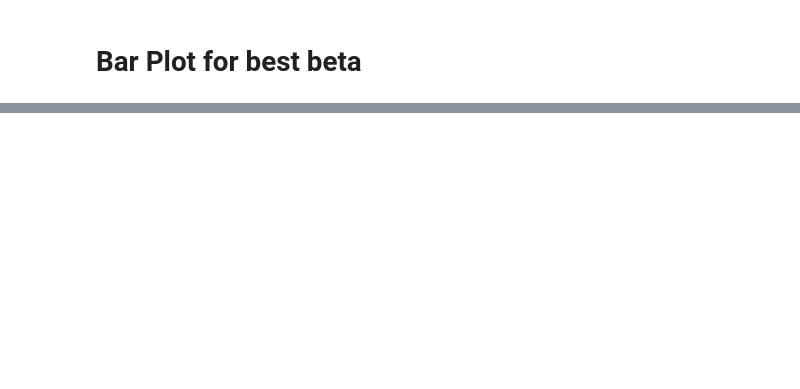
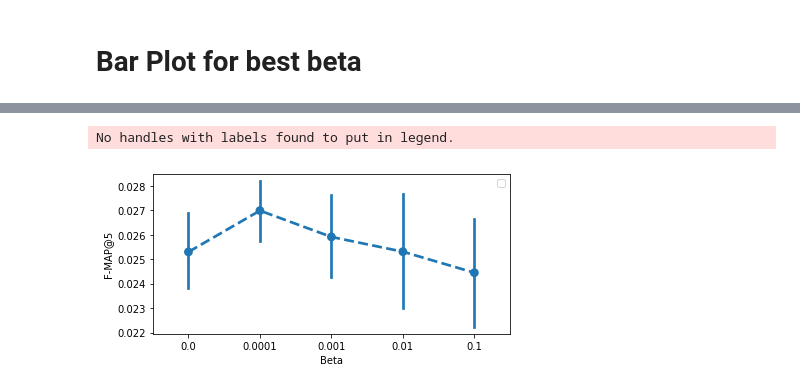
Before and after one commit to k9luo/DeepCritiquingForVAEBasedRecSys, a Jupyter notebook: F-MAP Plots.ipynb, the cells around one changed output, grey strips where cells are left out. Drawn from its saved outputs; the diff is of its cells as text; code cells hidden in the pictures; blank space fills up the shorter version.

```diff
--- a/F-MAP Plots.ipynb
+++ b/F-MAP Plots.ipynb
@@ -85,0 +148,48 @@ def pandas_bar_plot(df, x, y, hue, x_name, y_name, folder='figures', name='unkno
+# %%
+def return_pointplot_df(df):
+    df_fmap5 = df[['beta', 'F-MAP@5']]
+    df_fmap5.loc[:, 'Metric'] = ['F-MAP@5']*len(df_fmap5)
+    df_fmap5.rename(columns={'F-MAP@5':'F-MAP', 'beta':'Beta'}, inplace=True)
+
+    df_fmap10 = df[['beta', 'F-MAP@10']]
+    df_fmap10.loc[:, 'Metric'] = ['F-MAP@10']*len(df_fmap10)
+    df_fmap10.rename(columns={'F-MAP@10':'F-MAP', 'beta':'Beta'}, inplace=True)
+
+    df_fmap20 = df[['beta', 'F-MAP@20']]
+    df_fmap20.loc[:, 'Metric'] = ['F-MAP@20']*len(df_fmap20)
+    df_fmap20.rename(columns={'F-MAP@20':'F-MAP', 'beta':'Beta'}, inplace=True)
+
+    return df_fmap5, df_fmap10, df_fmap20
+# %%
+df_fmap5, df_fmap10, df_fmap20 = return_pointplot_df(filtered_df)
+# %%
+def pandas_point_plot(df, x, y, hue, x_name, y_name, folder='figures', name='unknown', save=True):
+    fig, ax = plt.subplots(figsize=(6, 3))
+    sns.pointplot(ax=ax, x=x, y=y, hue=hue, data=df, linestyles=["--"])
+
+    plt.xlabel(x_name)
+    plt.ylabel(y_name)
+    #plt.xticks(rotation=15)
+    plt.legend(loc='upper right', ncol=5)
+
+#     ax.legend_.remove()
+    plt.tight_layout()
+    if save:
+        fig_path = load_yaml('config/global.yml', key='path')['figs']
+        plt.savefig("{2}/{0}/{1}_line.pdf".format(folder, name, fig_path), format="pdf")
+        plt.savefig("{2}/{0}/{1}_line.png".format(folder, name, fig_path), format="png")
+
+        fig_leg = plt.figure(figsize=(12, 0.7))
+        ax_leg = fig_leg.add_subplot(111)
+        ax_leg.legend(*ax.get_legend_handles_labels(), loc='center', ncol=10)
+        ax_leg.axis('off')
+        fig_leg.savefig('figs/line_legend.pdf', format='pdf')
+
+    else:
+        plt.show()
+    plt.close()
+# %%
+pandas_point_plot(df=df_fmap5.loc[df_fmap5['Beta'] != 1.0], x="Beta", y="F-MAP", hue=None, x_name="Beta", y_name="F-MAP@5", folder='CDsVinyl', name='CDsVinyl_FMAP5_beta', save=True)
+# %% [output]
+No handles with labels found to put in legend.
+[figure, added]
```
Also changed, not shown: parts of 17 cells of this notebook, 25 other files.
